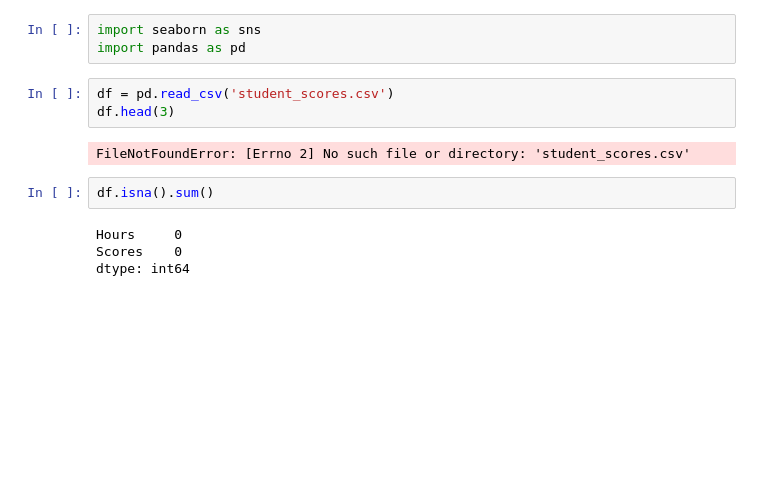
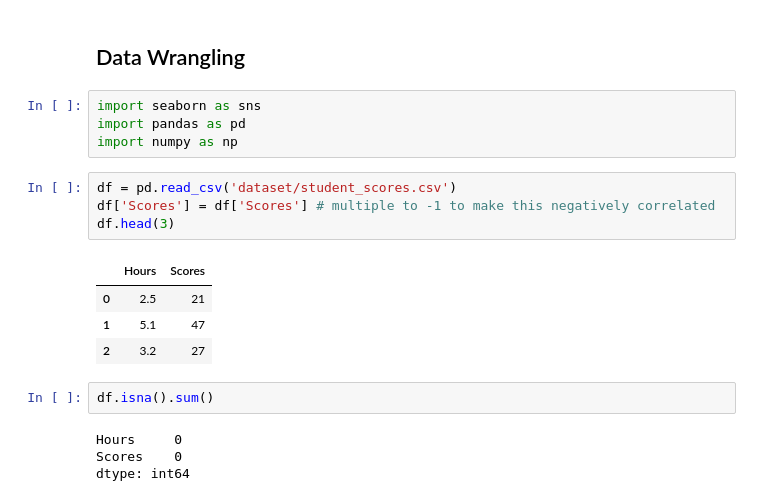
Before and after one commit to hafidzerdityo/machine_learning_note, a Jupyter notebook: linear_regression/linear_regression_statistic.ipynb, the cells around one changed output. Drawn from its saved outputs; the diff is of its cells as text; blank space fills up the shorter version.

```diff
--- a/linear_regression/linear_regression_statistic.ipynb
+++ b/linear_regression/linear_regression_statistic.ipynb
@@ -1,11 +1,18 @@
+# %% [markdown]
+## Data Wrangling
 # %%
 import seaborn as sns
 import pandas as pd
+import numpy as np
 # %%
-df = pd.read_csv('student_scores.csv')
+df = pd.read_csv('dataset/student_scores.csv')
+df['Scores'] = df['Scores'] # multiple to -1 to make this negatively correlated
 df.head(3)
 # %% [output]
-FileNotFoundError: [Errno 2] No such file or directory: 'student_scores.csv'
+|  | Hours | Scores |
+| 0 | 2.5 | 21 |
+| 1 | 5.1 | 47 |
+| 2 | 3.2 | 27 |
 # %%
 df.isna().sum()
 # %% [output]
```
Also changed, not shown: parts of 32 cells of this notebook.
